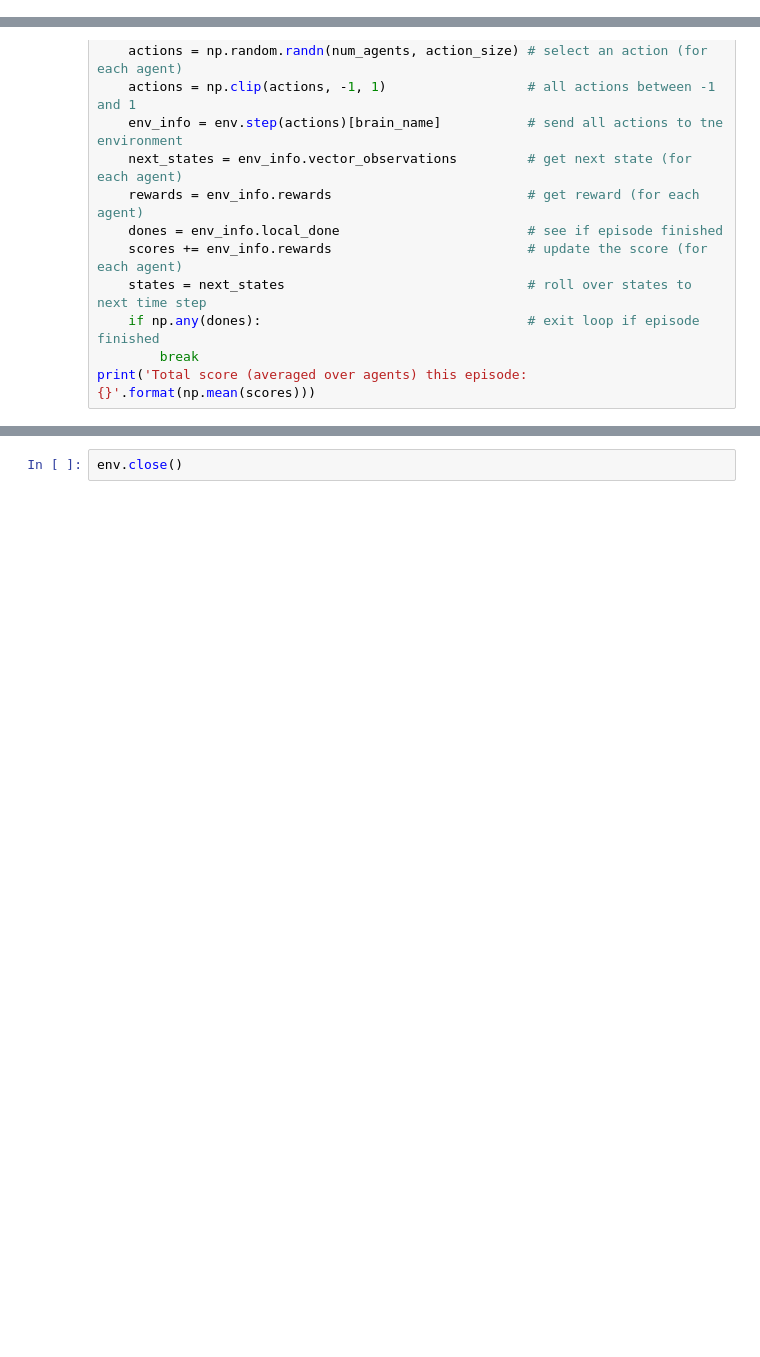
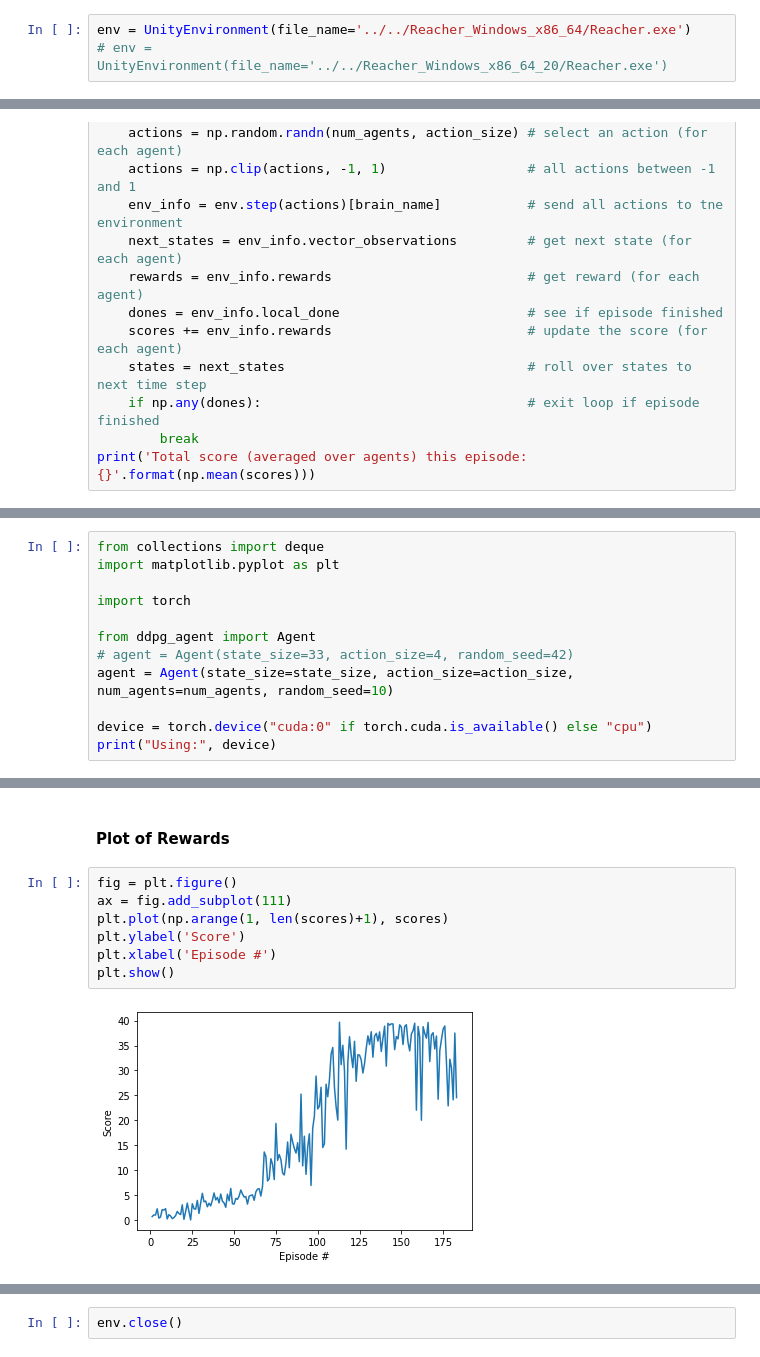
Before and after one commit to jehasius/DRLND-Project-Continuous-Control, a Jupyter notebook: Continuous_Control.ipynb, the cells around one changed output, grey strips where cells are left out. Cells and saved outputs as stored; diff of their text form; blank space fills up the shorter version.

Commit message:
Solved version with report notebook, agent, model, and saved models

```diff
--- a/Continuous_Control.ipynb
+++ b/Continuous_Control.ipynb
@@ -30,0 +29,3 @@ env = UnityEnvironment(file_name='...')
+# %%
+env = UnityEnvironment(file_name='../../Reacher_Windows_x86_64/Reacher.exe')
+# env = UnityEnvironment(file_name='../../Reacher_Windows_x86_64_20/Reacher.exe')
@@ -87,0 +98,12 @@ When finished, you can close the environment.
+# %%
+from collections import deque
+import matplotlib.pyplot as plt
+
+import torch
+
+from ddpg_agent import Agent
+# agent = Agent(state_size=33, action_size=4, random_seed=42)
+agent = Agent(state_size=state_size, action_size=action_size, num_agents=num_agents, random_seed=10)
+
+device = torch.device("cuda:0" if torch.cuda.is_available() else "cpu")
+print("Using:", device)
@@ -87,0 +183,11 @@ When finished, you can close the environment.
+# %% [markdown]
+#### Plot of Rewards
+# %%
+fig = plt.figure()
+ax = fig.add_subplot(111)
+plt.plot(np.arange(1, len(scores)+1), scores)
+plt.ylabel('Score')
+plt.xlabel('Episode #')
+plt.show()
+# %% [output]
+[figure, added]
```
Also changed, not shown: parts of 14 cells of this notebook, 5 other files.
